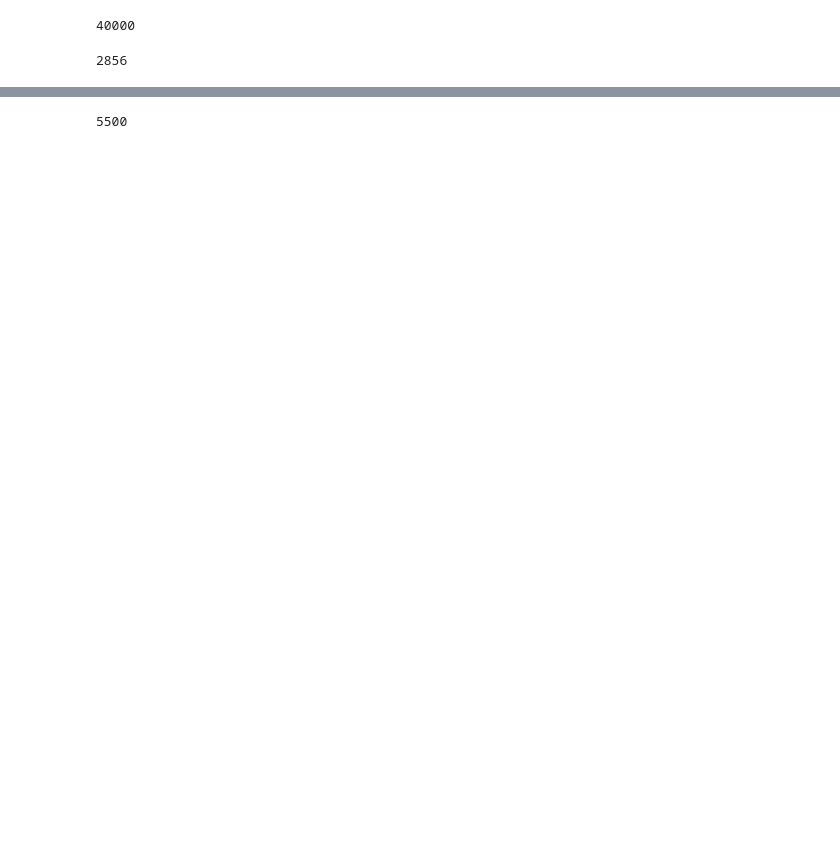
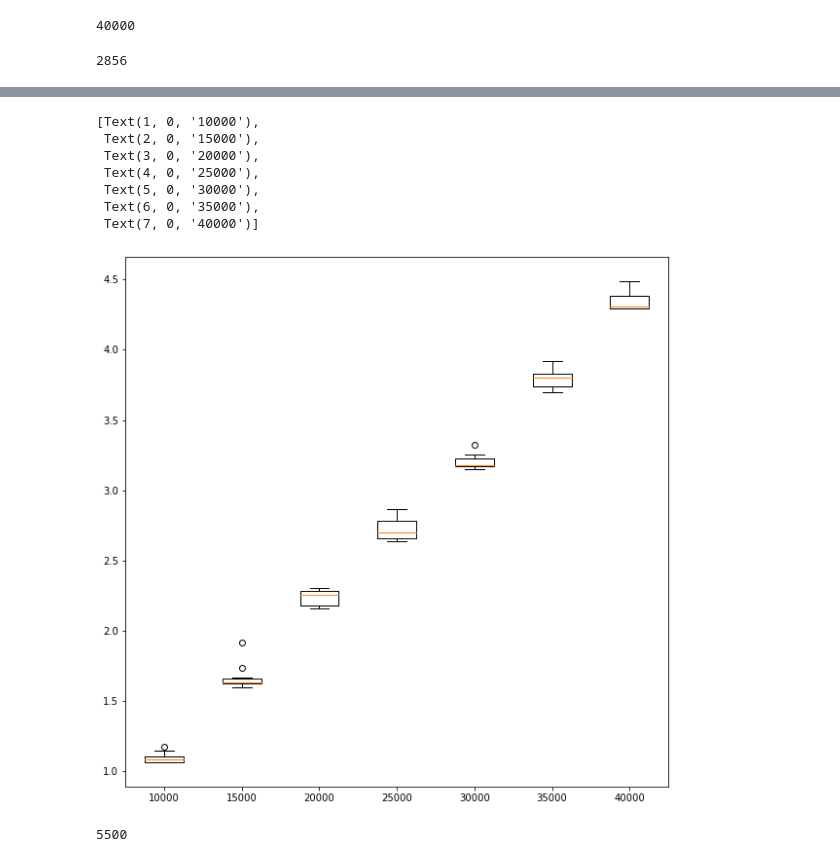
Before and after one commit to nemashy/Masters-Nyasha, a Jupyter notebook: training/preprocess.ipynb, the cells around one changed output, grey strips where cells are left out. Drawn from its saved outputs; the diff is of its cells as text; code cells hidden in the pictures; blank space fills up the shorter version.

Commit message:
Calculated maximum supportable range bins

```diff
--- a/training/preprocess.ipynb
+++ b/training/preprocess.ipynb
@@ -80,0 +74,25 @@ tensor([[-0.6035-0.7965j, -1.0970+0.3573j],
+# %%
+# Check to see how the stft function is working
+x = torch.randn(2,num_points, dtype=torch.cfloat)
+x0 = x[0]
+x1 = x[1]
+
+f, t, Zxx = signal.stft(x, fs=fs, window='hamming', nperseg=nperseg, noverlap=noverlap, nfft=nfft, detrend=False, return_onesided=True, boundary='zeros', padded=False, axis=- 1)
+
+t0 = time.time()
+f, t, Zxx = signal.stft(x, fs=fs, window='hamming', nperseg=nperseg, noverlap=noverlap, nfft=nfft, detrend=False, return_onesided=True, boundary='zeros', padded=False, axis=- 1)
+
+t1 = time.time()
+f, t, Zxx0 = signal.stft(x0, fs=fs, window='hamming', nperseg=nperseg, noverlap=noverlap, nfft=nfft, detrend=False, return_onesided=True, boundary='zeros', padded=False, axis=- 1)
+
+t2 = time.time()
+f, t, Zxx1 = signal.stft(x1, fs=fs, window='hamming', nperseg=nperseg, noverlap=noverlap, nfft=nfft, detrend=False, return_onesided=True, boundary='zeros', padded=False, axis=- 1)
+
+t3 = time.time()
+
+if np.array_equal(Zxx[0], Zxx0) and np.array_equal(Zxx[1],Zxx1):
+    print('Equal')
+
+print(t1-t0)
+print(t2-t1)
+print(t3-t2)
@@ -156,3 +192,19 @@ print(classified_imgs-1)
+# %%
+num_range_bins_array = np.arange(10000, 45000, 5000)
+# %%
+import matplotlib.pyplot as plt
+fig, ax = plt.subplots(figsize=(10,10))
+ax.boxplot(times)
+ax.set_xticklabels(num_range_bins_array)
+# %% [output]
+[Text(1, 0, '10000'),
+ Text(2, 0, '15000'),
+ Text(3, 0, '20000'),
+ Text(4, 0, '25000'),
+ Text(5, 0, '30000'),
+ Text(6, 0, '35000'),
+ Text(7, 0, '40000')]
+[figure, added]
 # %%
 # On cpu
 # On gpu
```
Also changed, not shown: parts of 8 cells of this notebook.
